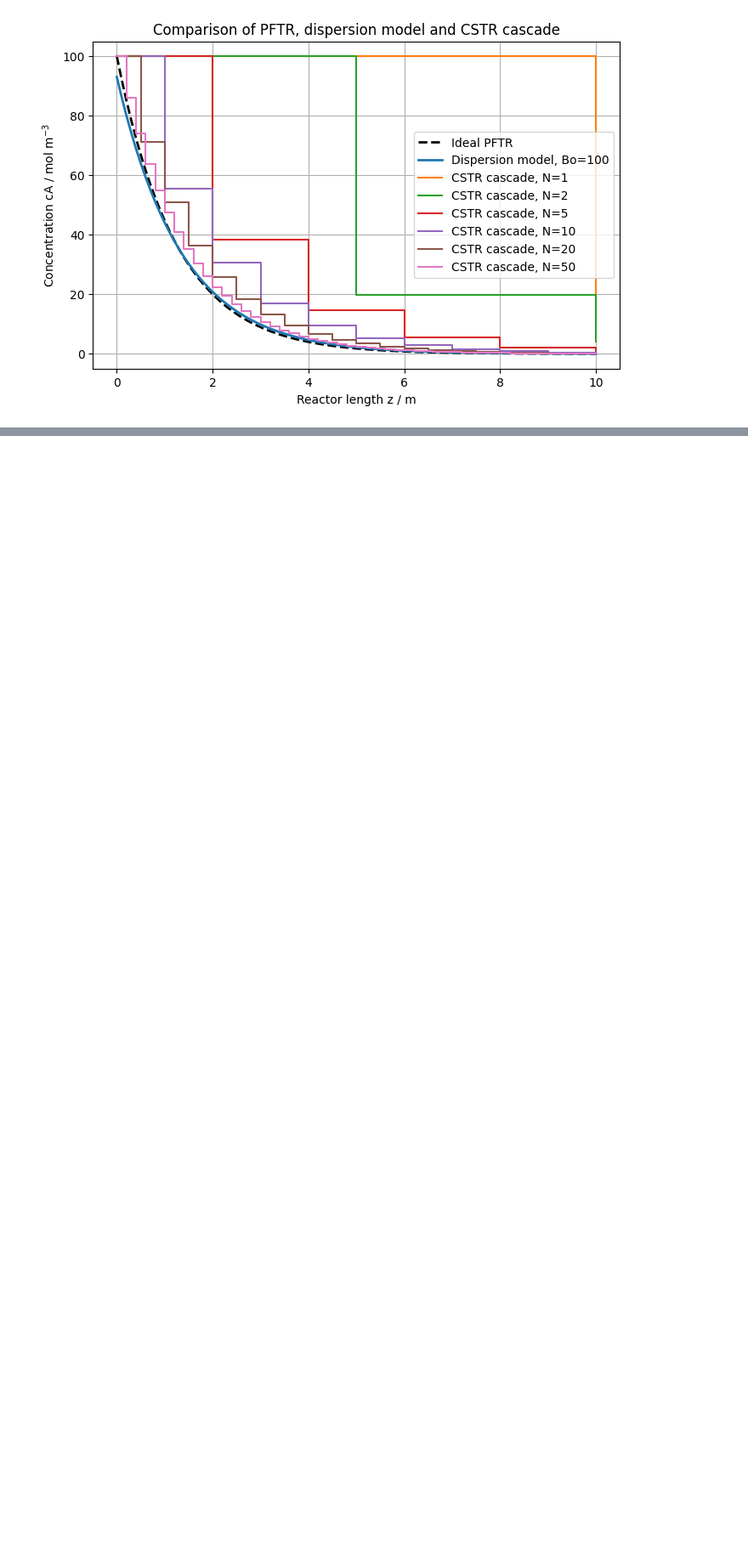
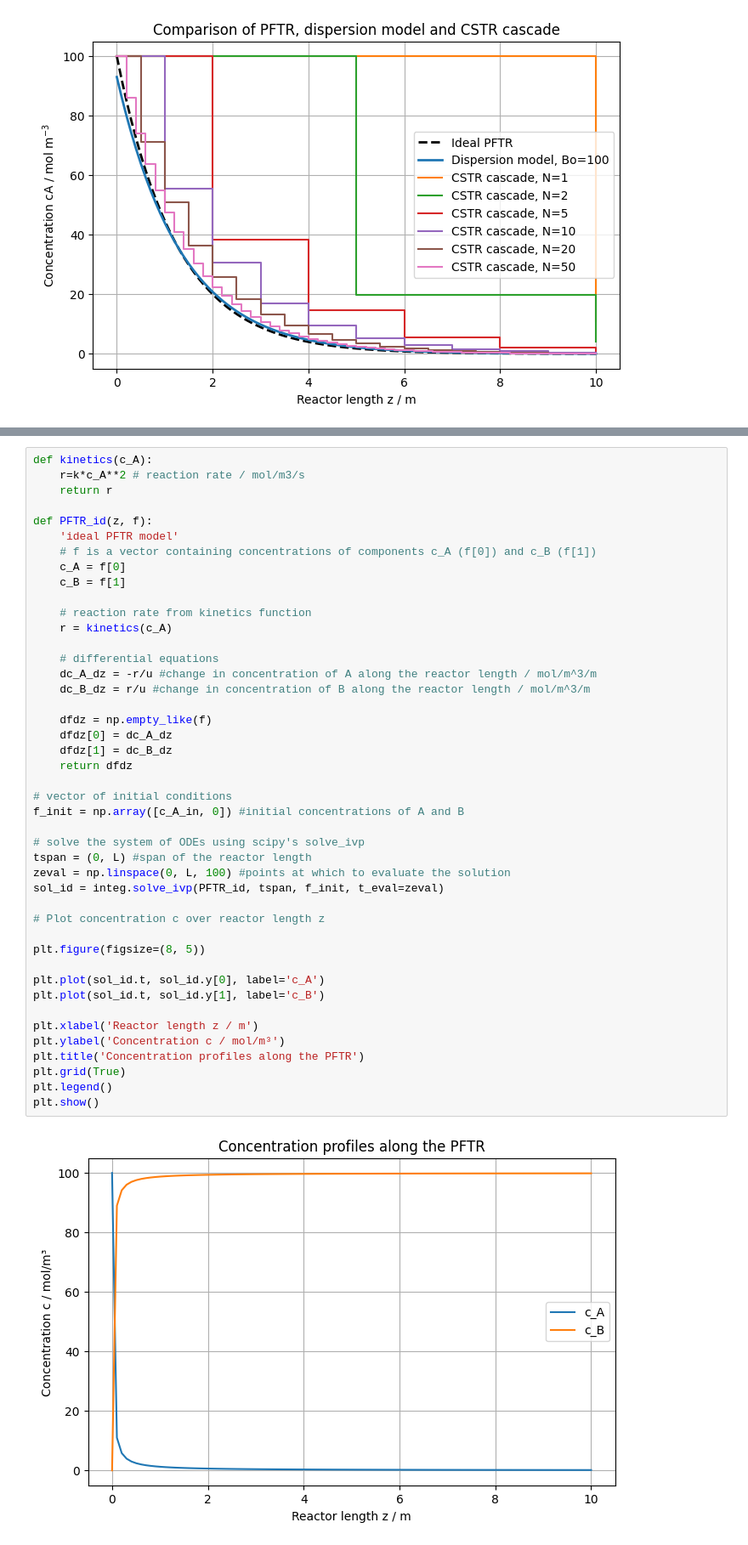
Before and after one commit to franzi-j/Assignment-4, a Jupyter notebook: Assigment_4_CRE III_Franzi.ipynb, the cells around one changed output, grey strips where cells are left out. Shown at 85% size. Saved outputs shown, nothing was run; the diff lists cells and outputs as text; blank space fills up the shorter version.

```diff
--- a/Assigment_4_CRE III_Franzi.ipynb
+++ b/Assigment_4_CRE III_Franzi.ipynb
@@ -352,0 +441,46 @@ plt.show()
+# %%
+def kinetics(c_A):
+    r=k*c_A**2 # reaction rate / mol/m3/s
+    return r
+
+def PFTR_id(z, f):
+    'ideal PFTR model'
+    # f is a vector containing concentrations of components c_A (f[0]) and c_B (f[1])
+    c_A = f[0]
+    c_B = f[1]
+
+    # reaction rate from kinetics function
+    r = kinetics(c_A)
+
+    # differential equations
+    dc_A_dz = -r/u #change in concentration of A along the reactor length / mol/m^3/m
+    dc_B_dz = r/u #change in concentration of B along the reactor length / mol/m^3/m
+
+    dfdz = np.empty_like(f)
+    dfdz[0] = dc_A_dz
+    dfdz[1] = dc_B_dz
+    return dfdz
+
+# vector of initial conditions
+f_init = np.array([c_A_in, 0]) #initial concentrations of A and B
+
+# solve the system of ODEs using scipy's solve_ivp
+tspan = (0, L) #span of the reactor length
+zeval = np.linspace(0, L, 100) #points at which to evaluate the solution
+sol_id = integ.solve_ivp(PFTR_id, tspan, f_init, t_eval=zeval)
+
+# Plot concentration c over reactor length z
+
+plt.figure(figsize=(8, 5))
+
+plt.plot(sol_id.t, sol_id.y[0], label='c_A')
+plt.plot(sol_id.t, sol_id.y[1], label='c_B')
+
+plt.xlabel('Reactor length z / m')
+plt.ylabel('Concentration c / mol/m³')
+plt.title('Concentration profiles along the PFTR')
+plt.grid(True)
+plt.legend()
+plt.show()
+# %% [output]
+[figure, added]
```
Also changed, not shown: parts of 7 cells of this notebook.
